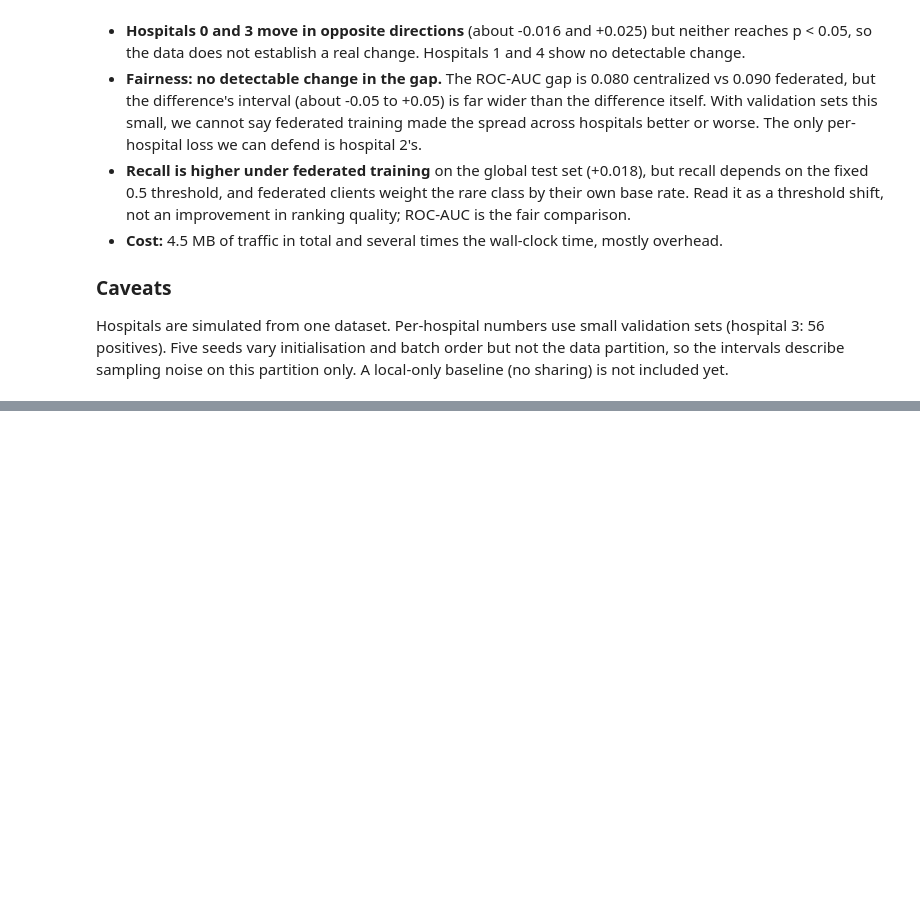
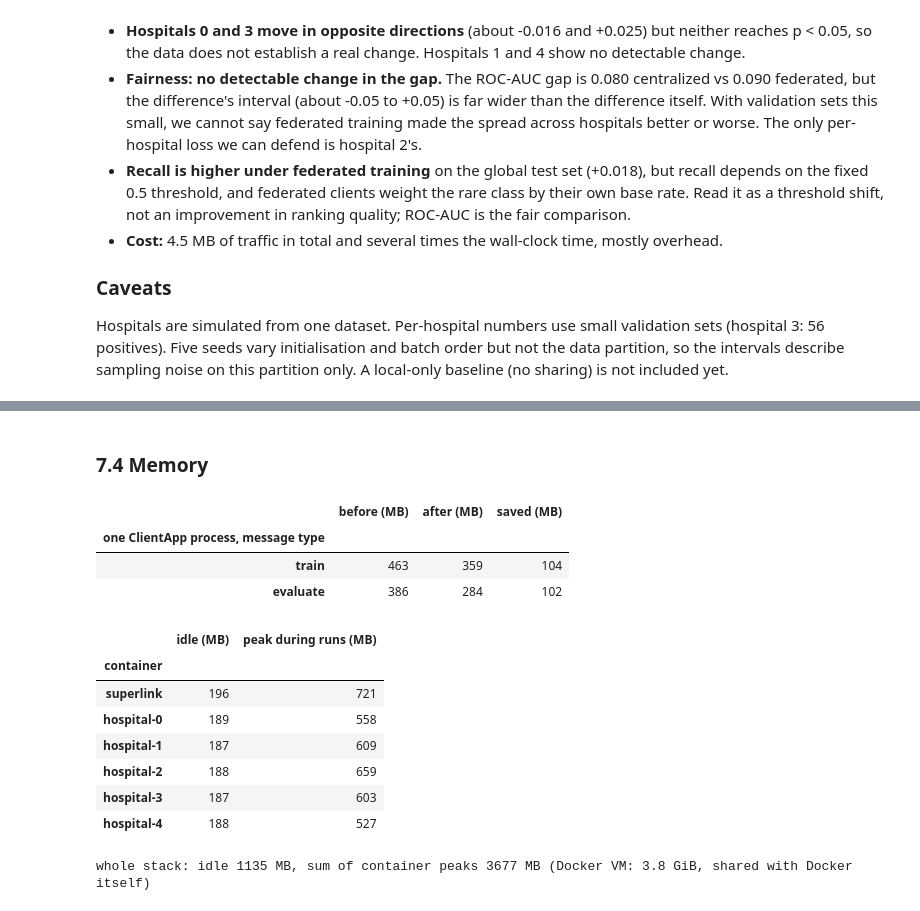
Before and after one commit to sunidhishekar-create/federated-learning-on-hospital-data-, a Jupyter notebook: notebooks/04_federated_vs_centralized.ipynb, the cells around one changed output, grey strips where cells are left out. Saved outputs shown, nothing was run; the diff lists cells and outputs as text; code cells hidden in the pictures; blank space fills up the shorter version.

```diff
--- a/notebooks/04_federated_vs_centralized.ipynb
+++ b/notebooks/04_federated_vs_centralized.ipynb
@@ -262,0 +377,26 @@ describe sampling noise on this partition only. A local-only baseline (no sharin
+# %% [markdown]
+### 7.4 Memory
+# %%
+mc = json.loads((D / "memory_clientapp.json").read_text())
+display(pd.DataFrame({k: {"before (MB)": v["before"], "after (MB)": v["after"], "saved (MB)": v["saved"]}
+                      for k, v in mc["peak_mb"].items()}).T.rename_axis("one ClientApp process, message type"))
+dmeta = [json.loads((D / "federated_runs" / f"meta_seed_{s}.json").read_text()) for s in dock["seeds"]]
+peak = {s: max(m["container_memory_after_run"][s]["peak_mb"] for m in dmeta) for s in dmeta[0]["container_memory_after_run"]}
+idle_mem = {s: v["current_mb"] for s, v in env["idle_memory"]["containers"].items()}
+display(pd.DataFrame({"idle (MB)": idle_mem, "peak during runs (MB)": peak}).rename_axis("container"))
+print(f"whole stack: idle {sum(idle_mem.values())} MB, sum of container peaks {sum(peak.values())} MB "
+      f"(Docker VM: {env['docker_memory_bytes'] / 2**30:.1f} GiB, shared with Docker itself)")
+# %% [output]
+|  | before (MB) | after (MB) | saved (MB) |
+| one ClientApp process, message type |  |  |  |
+| train | 463 | 359 | 104 |
+| evaluate | 386 | 284 | 102 |
+|  | idle (MB) | peak during runs (MB) |
+| container |  |  |
+| superlink | 196 | 721 |
+| hospital-0 | 189 | 558 |
+| hospital-1 | 187 | 609 |
+| hospital-2 | 188 | 659 |
+| hospital-3 | 187 | 603 |
+| hospital-4 | 188 | 527 |
+whole stack: idle 1135 MB, sum of container peaks 3677 MB (Docker VM: 3.8 GiB, shared with Docker itself)
```
Also changed, not shown: parts of 11 cells of this notebook, 2 other files.
